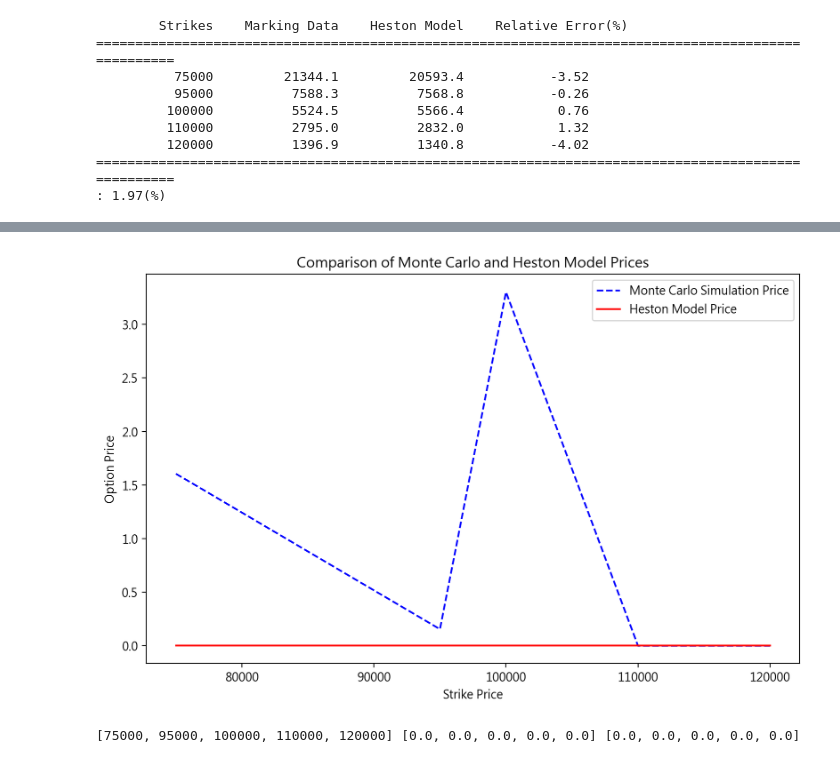
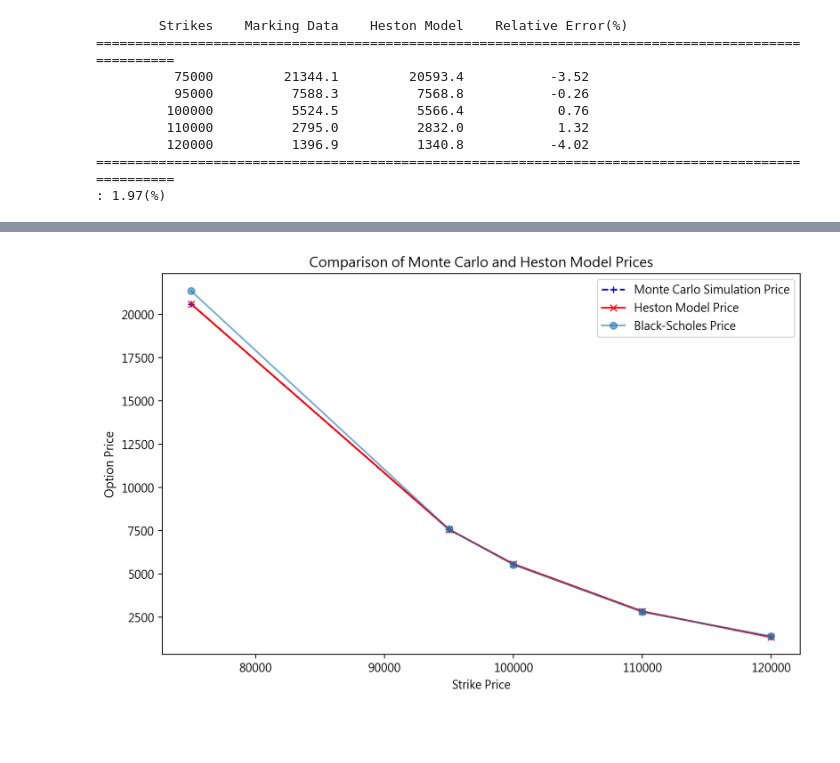
Before and after one commit to Jeremy0827/finance_project, a Jupyter notebook: HSM+Calibration.ipynb, the cells around one changed output, grey strips where cells are left out. Cells and saved outputs as stored; diff of their text form; code cells hidden in the pictures; blank space fills up the shorter version.

```diff
--- a/HSM+Calibration.ipynb
+++ b/HSM+Calibration.ipynb
@@ -304,5 +296,4 @@ plt.show()
 # %%
-
 import matplotlib.pyplot as plt
 
 S0 = 93799.067
@@ -311,8 +302,11 @@ implied_vols = [0.51148415, 0.4310441, 0.42707086, 0.42592227, 0.43286622]
 T = 85 / 365
 r = 0.03639
 sig = [0.51148415, 0.4310441, 0.42707086, 0.42592227, 0.43286622]
+barrier_level = 135000.0
 
-def b_s_engine(option_type, S0, K, T, r, sigma):
+def barrier_pricing_engine(option_type, S0, barrier,  K, T, r, sigma):
+    barrier_type = ql.Barrier.UpOut
+    rebate = 0.0
     day_count = ql.Actual365Fixed()
     calendar = ql.NullCalendar()
     settlement_date = calendar.adjust(ql.Date.todaysDate())
@@ -321,7 +315,7 @@ def b_s_engine(option_type, S0, K, T, r, sigma):
 
     payoff = ql.PlainVanillaPayoff(option_type, K)
     exercise = ql.EuropeanExercise(maturity_date)
-    option = ql.VanillaOption(payoff, exercise)
+    option = ql.BarrierOption(barrier_type, barrier, rebate, payoff, exercise)
 
     spot_handle = ql.QuoteHandle(ql.SimpleQuote(S0))
     dividend_ts = ql.YieldTermStructureHandle(ql.FlatForward(settlement_date, 0.0, day_count))
@@ -331,13 +325,13 @@ def b_s_engine(option_type, S0, K, T, r, sigma):
     )
     bsm_process = ql.BlackScholesMertonProcess(spot_handle, dividend_ts, risk_free_ts, flat_vol_ts)
 
-    option.setPricingEngine(ql.AnalyticEuropeanEngine(bsm_process))
+    option.setPricingEngine(ql.AnalyticBarrierEngine(bsm_process))
     return option.NPV()
 
 barrier_prices = []
 
 for i in range(len(K)):
-    price = b_s_engine(ql.Option.Call, S0, K[i], T, r, sig[i])
+    price = barrier_pricing_engine(ql.Option.Call, S0, barrier_level, K[i], T, r, sig[i])
     barrier_prices.append(price)
     print(f"Strike: {K[i]}, Barrier Option Price: {price:.2f}")
 
@@ -399,41 +373,30 @@ print(paths)
 # %%
-boundary = 150000
-path = 10000
+path = 1000
 step = int(expiration_dates[1] - calculation_date)
 discount_factor = np.exp(-r * T)
 simulations = []
 model = []
 avg_err = 0
 for i in range(len(strikes)):
-    CT_avr = 0
     strike = strikes[i]
     for j in range(path):
         paths = HestonModel_MonteCarloSimulation(spot, r, v0, kappa, theta, sigma, rho, step)
-        if (paths > boundary).any():
-            CT = 0
-        else:
-            CT = max(paths[-1] - strike, 0) * discount_factor
-    CT_avr += CT
-    CT_avr /= path
-    simulations.append(CT_avr)
-    europeanExercise = ql.EuropeanExercise(maturity)
-    payoff = ql.PlainVanillaPayoff(ql.Option.Call, strike)
-    option = ql.VanillaOption(payoff, europeanExercise)
-    option.setPricingEngine(AHE)
+        europeanExercise = ql.EuropeanExercise(maturity)
+        payoff = ql.PlainVanillaPayoff(ql.Option.Call, strike)
+        option = ql.VanillaOption(payoff, europeanExercise)
+        option.setPricingEngine(AHE)
     model_price = option.NPV()
     model.append(model_price)
-g = plt.figure(figsize=(10, 6), dpi=200)
-plt.plot(strikes, simulations, linestyle='--', label='Monte Carlo Simulation Price',
-            color='blue')
-plt.plot(strikes, model, linestyle='-', label='Heston Model Price', color='red')
+
+    simulations.append(model_price)
+plt.figure(figsize=(10, 6), dpi=200)
+plt.plot(strikes, simulations, linestyle='--', label='Monte Carlo Simulation Price',color='blue', marker= '+')
+plt.plot(strikes, model, linestyle='-', label='Heston Model Price', color='red', marker= 'x')
+plt.plot(strikes, call_prices, linestyle='-', label='Black-Scholes Price', marker='o', alpha = 0.6)
 plt.xlabel('Strike Price')
 plt.ylabel('Option Price')
 plt.title('Comparison of Monte Carlo and Heston Model Prices')
 plt.legend()
 plt.show()
 # %% [output]
-[figure, old version]
+[figure, new version]
-# %%
-print(strikes, simulations, model)
-# %% [output]
-[75000, 95000, 100000, 110000, 120000] [0.0, 0.0, 0.0, 0.0, 0.0] [0.0, 0.0, 0.0, 0.0, 0.0]
```
Also changed, not shown: parts of 7 cells of this notebook.
